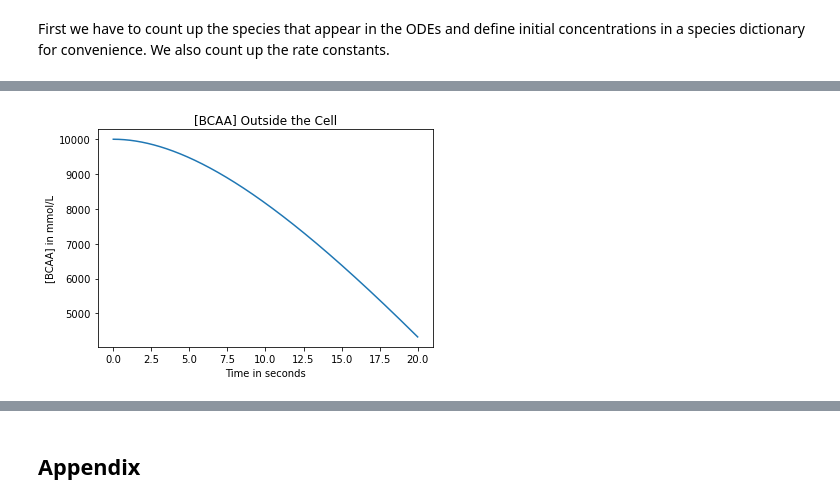
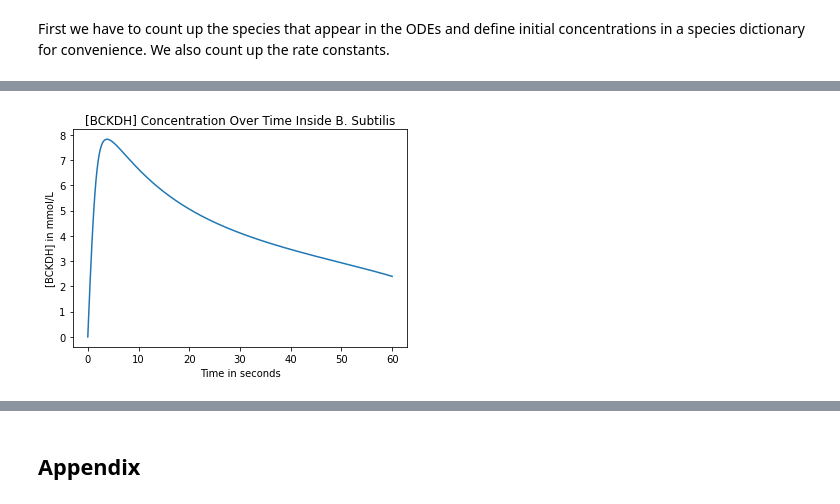
Before and after one commit to BloonCorps/iGEMIT-Modeling, a Jupyter notebook: gene_expression_enzyme_kinetics.ipynb, the cells around one changed output, grey strips where cells are left out. Saved outputs shown, nothing was run; the diff lists cells and outputs as text; code cells hidden in the pictures.

```diff
--- a/gene_expression_enzyme_kinetics.ipynb
+++ b/gene_expression_enzyme_kinetics.ipynb
@@ -113,18 +113,25 @@ consts = {
     'lambda_3': 5,
     'sigma_3': 0.1,
     #Transport rate constants
-    'k_b1': 10,
-    'k_b-1': 1,
+    'k_b1': 0.01,
+    'k_b-1': 0.01,
     'k_b2': 10,
     #Rate constants
-    'k_1': 100,
-    'k_-1': 10,
-    'k_2': 10,
-    'k_3': 1,
-    'k_-3': 0.1,
-    'k_4': 10,
-    'k_in': 10,
+    'k_1': 10,
+    'k_-1': 1,
+    'k_2': 1,
+    'k_-2': 0.1,
+    'k_3': 0.1,
+    'k_-3': 0.01,
+    'k_4': 1,
+    'k_in': 1,
 }
+
+#Define initial concs to feed into ODE solver.
+s = species
+initial_conc = [s['BCAA_out'], s['bCAP'], s['bCAP_complex'], \
+    s['BCAA_in'], s['ilvK'], s['Complex1'],
+    s['BCKA'], s['Complex2'], s['BCKDH']]
 
 #Define reaction.
 coa_conc = species['CoA']
@@ -136,21 +143,20 @@ glutamate_conc = species['glutamate']
 def reaction(conc, time):
     bcaaout_conc = conc[0]
     bcap_conc = conc[1]
-
-    #stopped working here
-    bcaain_conc = conc[0]
-    ilvK_conc = conc[1]
-    complex1_conc = conc[2]
-    bcka_conc = conc[3]
-    complex2_conc = conc[4]
-    bckdh_conc = conc[5]
-    bcapcomplex_conc = conc[8]
+    bcapcomplex_conc = conc[2]
+    bcaain_conc = conc[3]
+    ilvK_conc = conc[4]
+    complex1_conc = conc[5]
+    bcka_conc = conc[6]
+    complex2_conc = conc[7]
+    bckdh_conc = conc[8]
 
     dBCAAoutdt = -consts['k_b1']*bcaaout_conc*na_conc*bcap_conc \
         + consts['k_b-1']*bcapcomplex_conc
 
-    dbCAPdt = consts['k_b1']*bcaaout_conc*na_conc*bcap_conc \
-        + consts['k_b-1']*bcapcomplex_conc + consts['k_b2']*bcapcomplex_conc \
+    dbCAPdt = -consts['k_b1']*bcaaout_conc*na_conc*bcap_conc \
+        + consts['k_b-1']*bcapcomplex_conc \
+        + consts['k_b2']*bcapcomplex_conc \
         + consts['lambda_2'] - consts['sigma_2']*bcap_conc
 
     dbCAPcomplexdt = consts['k_b1']*bcaaout_conc*na_conc*bcap_conc \
@@ -187,18 +193,13 @@ def reaction(conc, time):
         dBCKAdt, dcomplex2dt, dBCKDHdt]
 
 #Define timesteps.
-t = np.linspace(0, 20, 1000) #step times
-
-#Solve the ODE with initial condition defined in species.
-s = species
-initial_conc = [s['BCAA_in'], s['ilvK'], s['Complex1'], \
-    s['BCKA'], s['Complex2'], s['BCKDH'], s['BCAA_out'], s['bCAP']]
+t = np.linspace(0, 60, 10000) #step times
 
 solution = odeint(reaction, initial_conc, t)
 
 fig = plt.figure(0)
 fig.clf()
-plt.plot(t, solution[:, 0])
+plt.plot(t, solution[:, 3])
 plt.title("[BCAA] Concentration Over Time in B. subtilis")
 plt.xlabel('Time in seconds')
 plt.ylabel('[BCAA] in mmol/L')
@@ -206,7 +207,23 @@ plt.show()
 
 fig = plt.figure(0)
 fig.clf()
-plt.plot(t, solution[:, 5])
+plt.plot(t, solution[:, 0])
+plt.title("[BCAA] Outside the Cell")
+plt.xlabel('Time in seconds')
+plt.ylabel('[BCAA] in mmol/L')
+plt.show()
+
+fig = plt.figure(0)
+fig.clf()
+plt.plot(t, solution[:, 1])
+plt.title("[bCAP] Concentration Over Time")
+plt.xlabel('Time in seconds')
+plt.ylabel('[bCAP] in mmol/L')
+plt.show()
+
+fig = plt.figure(0)
+fig.clf()
+plt.plot(t, solution[:, 8])
 plt.title("[BCKDH] Concentration Over Time Inside B. Subtilis")
 plt.xlabel('Time in seconds')
 plt.ylabel('[BCKDH] in mmol/L')
@@ -214,9 +231,9 @@ plt.show()
 
 fig = plt.figure(0)
 fig.clf()
-plt.plot(t, solution[:, 6])
-plt.title("[BCAA] Outside the Cell")
+plt.plot(t, solution[:, 2])
+plt.title("[bCAP Complex]")
 plt.xlabel('Time in seconds')
-plt.ylabel('[BCAA] in mmol/L')
+plt.ylabel('[bCAP Complex] in mmol/L')
 plt.show()
 # %% [output]
@@ -225 +242 @@ plt.show()
-[figure, old version]
+[figure, new version]
```
Also changed, not shown: parts of 2 cells of this notebook, 1 other file.
